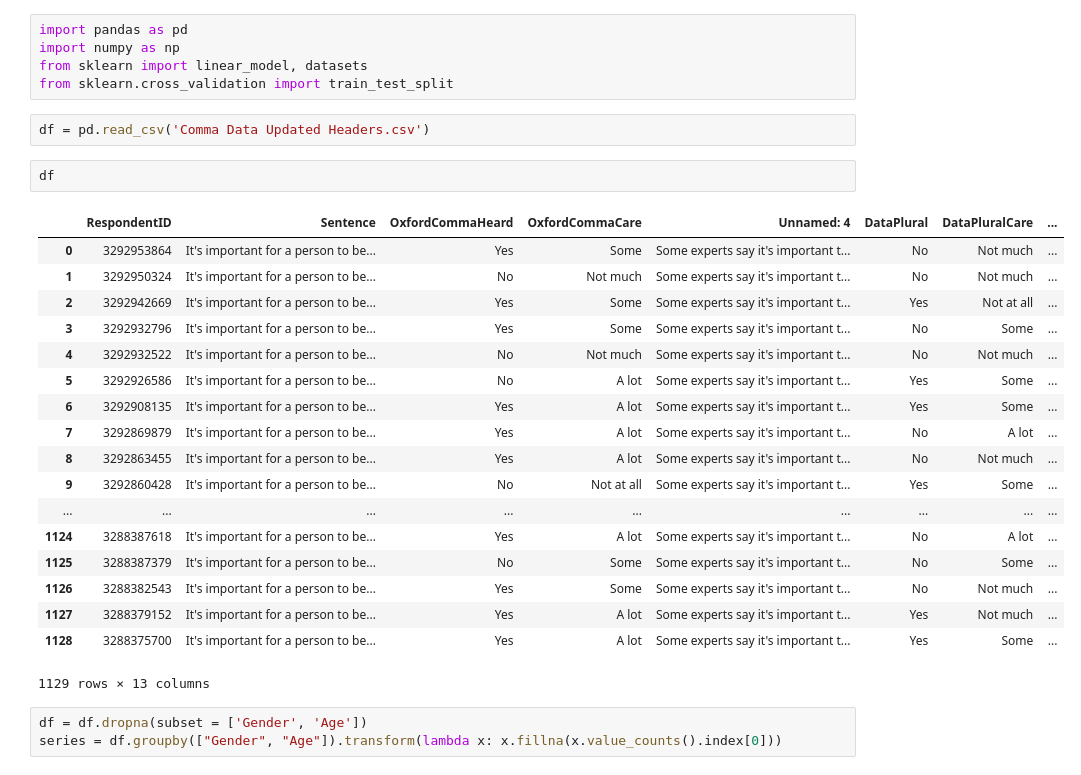
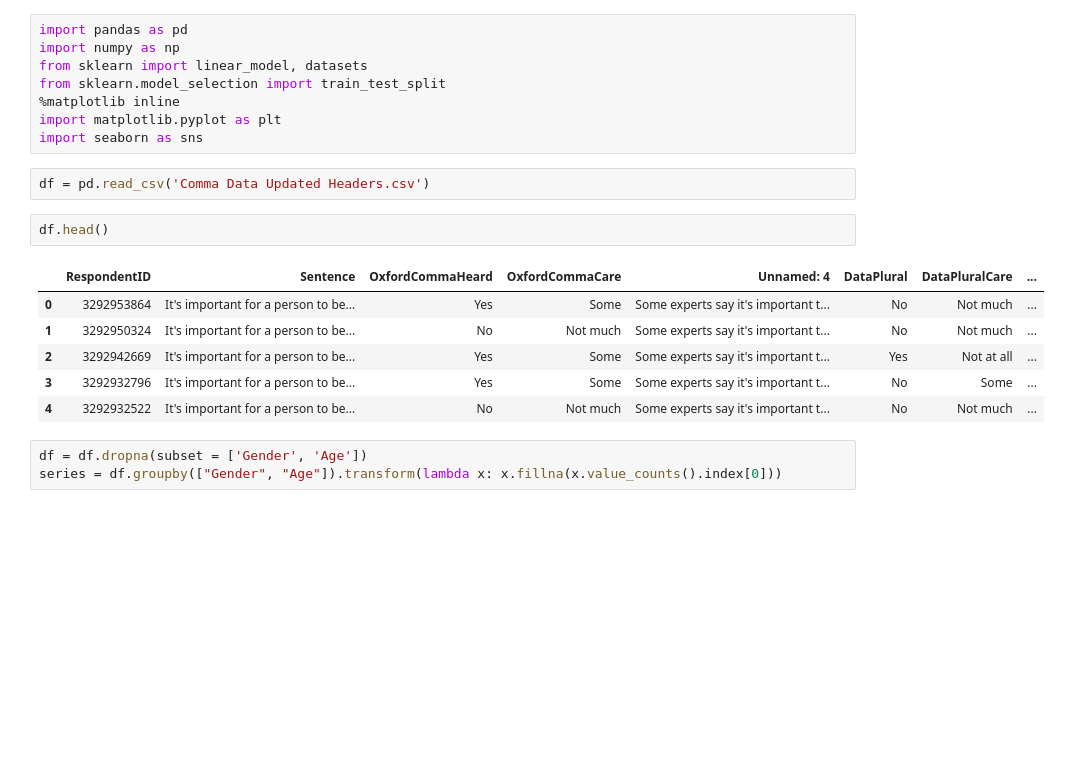
Before and after one commit to Moose2046/MAN6915, a Jupyter notebook: Group Project/Cleaning Dataset.ipynb, the cells around one changed output. Drawn from its saved outputs; the diff is of its cells as text; blank space fills up the shorter version.

```diff
--- a/Group Project/Cleaning Dataset.ipynb
+++ b/Group Project/Cleaning Dataset.ipynb
@@ -2,30 +2,21 @@
 import pandas as pd
 import numpy as np
 from sklearn import linear_model, datasets
-from sklearn.cross_validation import train_test_split
+from sklearn.model_selection import train_test_split
+%matplotlib inline
+import matplotlib.pyplot as plt
+import seaborn as sns
 # %%
 df = pd.read_csv('Comma Data Updated Headers.csv')
 # %%
-df
+df.head()
 # %% [output]
 |  | RespondentID | Sentence | OxfordCommaHeard | OxfordCommaCare | Unnamed: 4 | DataPlural | DataPluralCare | ... |
 | 0 | 3292953864 | It's important for a person to be... | Yes | Some | Some experts say it's important t... | No | Not much | ... |
 | 1 | 3292950324 | It's important for a person to be... | No | Not much | Some experts say it's important t... | No | Not much | ... |
 | 2 | 3292942669 | It's important for a person to be... | Yes | Some | Some experts say it's important t... | Yes | Not at all | ... |
 | 3 | 3292932796 | It's important for a person to be... | Yes | Some | Some experts say it's important t... | No | Some | ... |
 | 4 | 3292932522 | It's important for a person to be... | No | Not much | Some experts say it's important t... | No | Not much | ... |
-| 5 | 3292926586 | It's important for a person to be... | No | A lot | Some experts say it's important t... | Yes | Some | ... |
-| 6 | 3292908135 | It's important for a person to be... | Yes | A lot | Some experts say it's important t... | Yes | Some | ... |
-| 7 | 3292869879 | It's important for a person to be... | Yes | A lot | Some experts say it's important t... | No | A lot | ... |
-| 8 | 3292863455 | It's important for a person to be... | Yes | A lot | Some experts say it's important t... | No | Not much | ... |
-| 9 | 3292860428 | It's important for a person to be... | No | Not at all | Some experts say it's important t... | Yes | Some | ... |
-| ... | ... | ... | ... | ... | ... | ... | ... | ... |
-| 1124 | 3288387618 | It's important for a person to be... | Yes | A lot | Some experts say it's important t... | No | A lot | ... |
-| 1125 | 3288387379 | It's important for a person to be... | No | Some | Some experts say it's important t... | No | Some | ... |
-| 1126 | 3288382543 | It's important for a person to be... | Yes | Some | Some experts say it's important t... | No | Not much | ... |
-| 1127 | 3288379152 | It's important for a person to be... | Yes | A lot | Some experts say it's important t... | Yes | Not much | ... |
-| 1128 | 3288375700 | It's important for a person to be... | Yes | A lot | Some experts say it's important t... | Yes | Some | ... |
-1129 rows × 13 columns
 # %%
 df = df.dropna(subset = ['Gender', 'Age'])
 series = df.groupby(["Gender", "Age"]).transform(lambda x: x.fillna(x.value_counts().index[0]))
```
Also changed, not shown: parts of 7 cells of this notebook.
